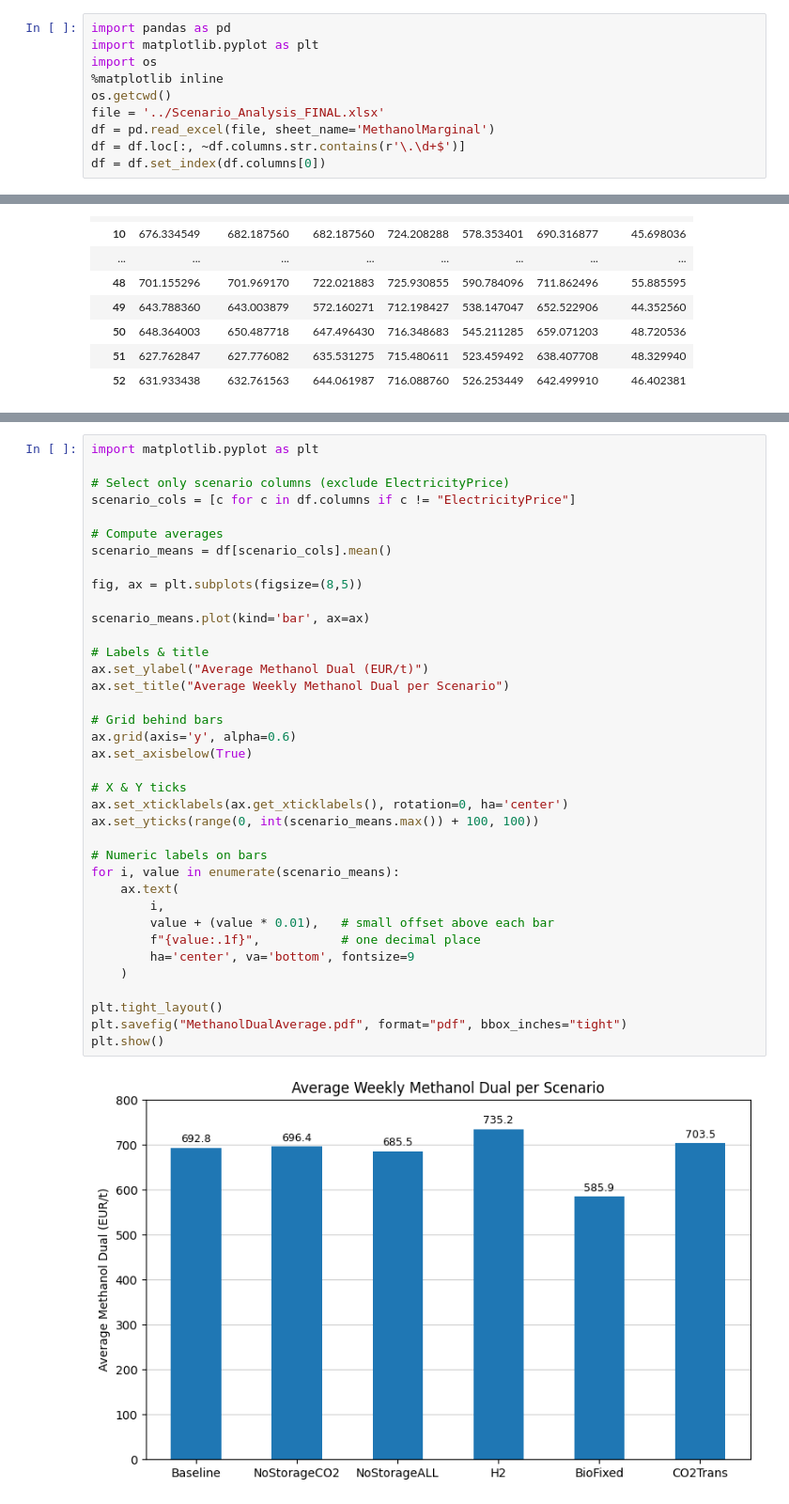
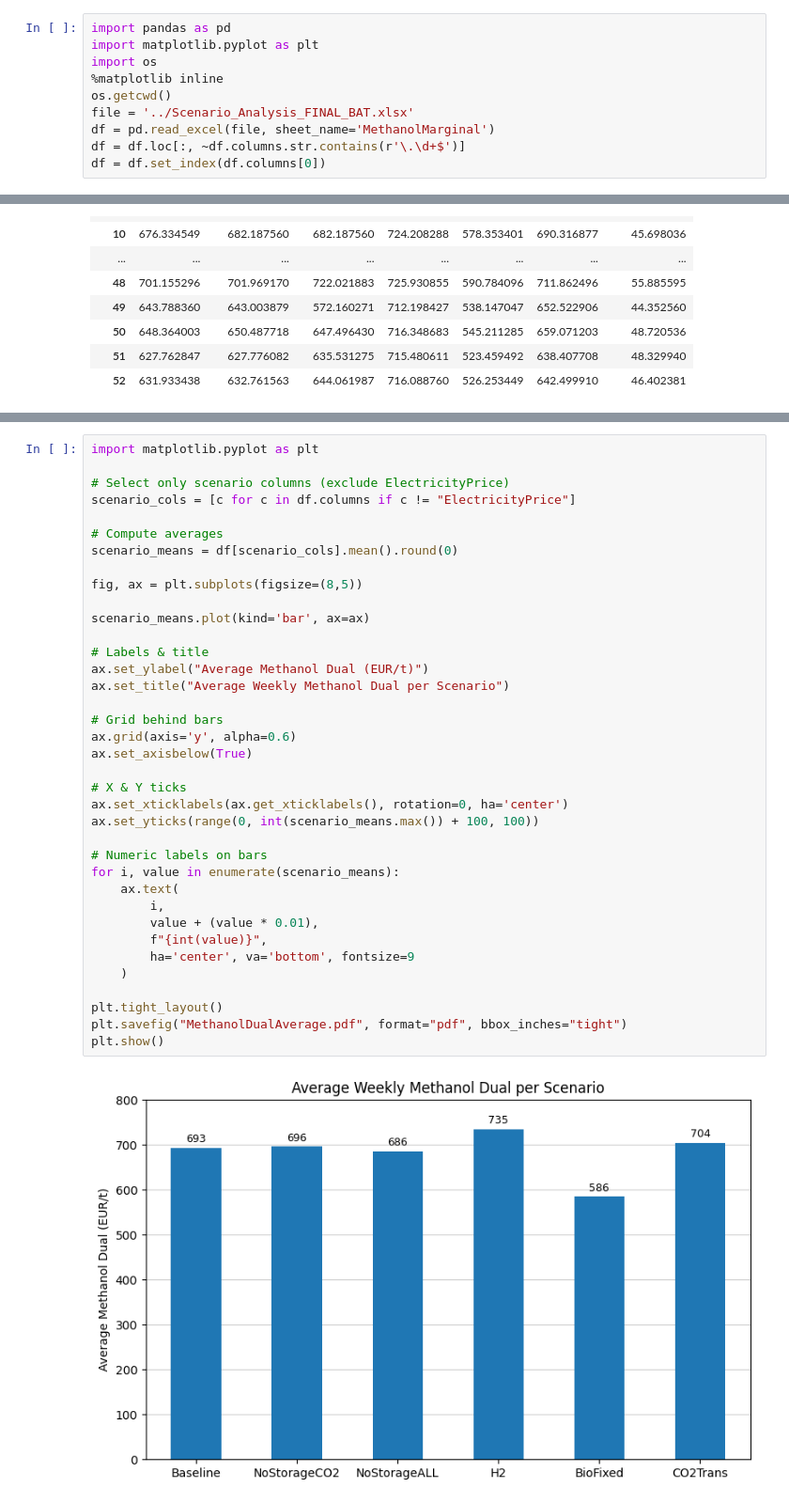
Before and after one commit to kubachri/GLS-EnerHub2X-Pricing, a Jupyter notebook: EnerHub2X/plots/DualMethanol.ipynb, the cells around one changed output, grey strips where cells are left out. Shown at 94% size. Saved outputs shown, nothing was run; the diff lists cells and outputs as text.

Commit message:
updated plots to save correctly

```diff
--- a/EnerHub2X/plots/DualMethanol.ipynb
+++ b/EnerHub2X/plots/DualMethanol.ipynb
@@ -4,7 +4,7 @@ import matplotlib.pyplot as plt
 import os
 %matplotlib inline
 os.getcwd()
-file = '../Scenario_Analysis_FINAL.xlsx'
+file = '../Scenario_Analysis_FINAL_BAT.xlsx'
 df = pd.read_excel(file, sheet_name='MethanolMarginal')
 df = df.loc[:, ~df.columns.str.contains(r'\.\d+$')]
 df = df.set_index(df.columns[0])
@@ -117,35 +110,35 @@ import matplotlib.pyplot as plt
 scenario_cols = [c for c in df.columns if c != "ElectricityPrice"]
 
 # Compute averages
-scenario_means = df[scenario_cols].mean()
+scenario_means = df[scenario_cols].mean().round(0)
 
 fig, ax = plt.subplots(figsize=(8,5))
 
 scenario_means.plot(kind='bar', ax=ax)
 
 # Labels & title
 ax.set_ylabel("Average Methanol Dual (EUR/t)")
 ax.set_title("Average Weekly Methanol Dual per Scenario")
 
 # Grid behind bars
 ax.grid(axis='y', alpha=0.6)
 ax.set_axisbelow(True)
 
 # X & Y ticks
 ax.set_xticklabels(ax.get_xticklabels(), rotation=0, ha='center')
 ax.set_yticks(range(0, int(scenario_means.max()) + 100, 100))
 
 # Numeric labels on bars
 for i, value in enumerate(scenario_means):
     ax.text(
         i,
-        value + (value * 0.01),   # small offset above each bar
-        f"{value:.1f}",           # one decimal place
+        value + (value * 0.01),
+        f"{int(value)}",
         ha='center', va='bottom', fontsize=9
     )
 
 plt.tight_layout()
 plt.savefig("MethanolDualAverage.pdf", format="pdf", bbox_inches="tight")
 plt.show()
 # %% [output]
-[figure, old version]
+[figure, new version]
```
Also changed, not shown: parts of 2 cells of this notebook, 2 other files.
